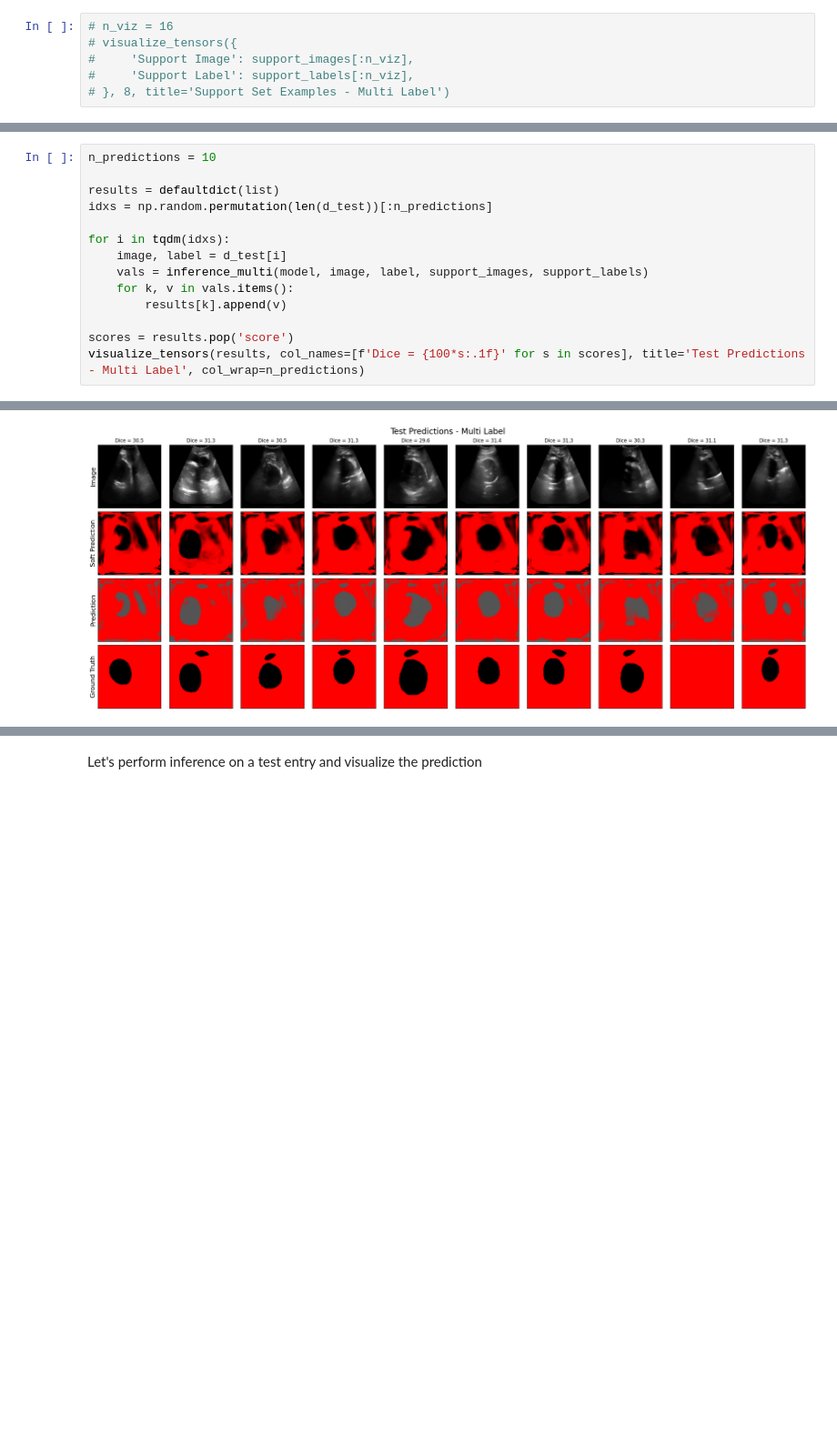
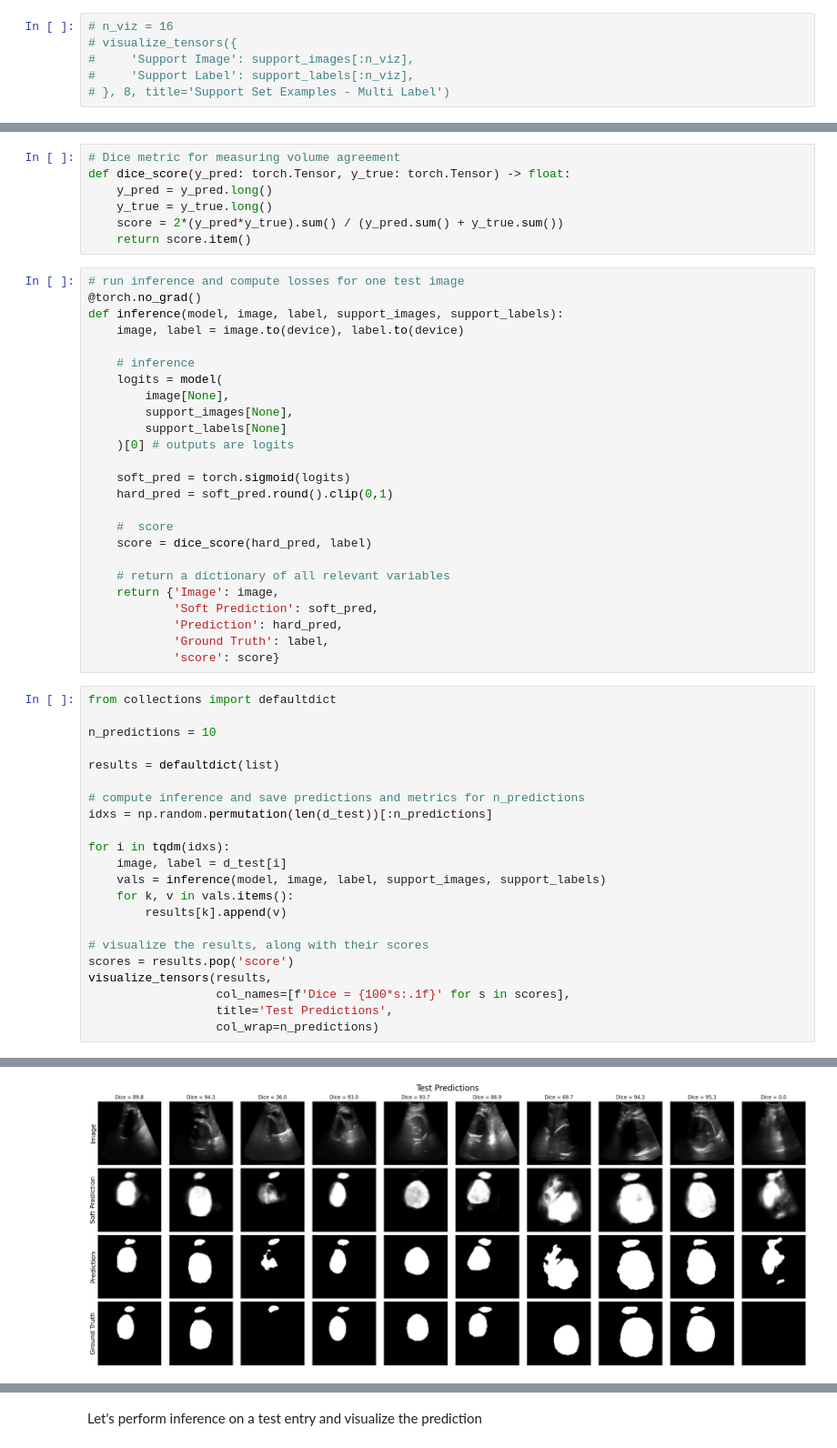
Before and after one commit to cc1528/UniverSeg-eda, a Jupyter notebook: UniverSeg-main/universeg/inference_analysis - Copy.ipynb, the cells around one changed output, grey strips where cells are left out. Shown at 91% size. Drawn from its saved outputs; the diff is of its cells as text; blank space fills up the shorter version.

Commit message:
up_inference

```diff
--- a/UniverSeg-main/universeg/inference_analysis - Copy.ipynb
+++ b/UniverSeg-main/universeg/inference_analysis - Copy.ipynb
@@ -695,15 +362,55 @@ def inference_multi(model, image, label_onehot, support_images, support_labels_o
+# %%
+# Dice metric for measuring volume agreement
+def dice_score(y_pred: torch.Tensor, y_true: torch.Tensor) -> float:
+    y_pred = y_pred.long()
+    y_true = y_true.long()
+    score = 2*(y_pred*y_true).sum() / (y_pred.sum() + y_true.sum())
+    return score.item()
+# %%
+# run inference and compute losses for one test image
+@torch.no_grad()
+def inference(model, image, label, support_images, support_labels):
+    image, label = image.to(device), label.to(device)
+
+    # inference
+    logits = model(
+        image[None],
+        support_images[None],
+        support_labels[None]
+    )[0] # outputs are logits
+
+    soft_pred = torch.sigmoid(logits)
+    hard_pred = soft_pred.round().clip(0,1)
+
+    #  score
+    score = dice_score(hard_pred, label)
+
+    # return a dictionary of all relevant variables
+    return {'Image': image,
+            'Soft Prediction': soft_pred,
+            'Prediction': hard_pred,
+            'Ground Truth': label,
+            'score': score}
 # %%
+from collections import defaultdict
+
 n_predictions = 10
 
 results = defaultdict(list)
+
+# compute inference and save predictions and metrics for n_predictions
 idxs = np.random.permutation(len(d_test))[:n_predictions]
 
 for i in tqdm(idxs):
     image, label = d_test[i]
-    vals = inference_multi(model, image, label, support_images, support_labels)
+    vals = inference(model, image, label, support_images, support_labels)
     for k, v in vals.items():
         results[k].append(v)
 
+# visualize the results, along with their scores
 scores = results.pop('score')
-visualize_tensors(results, col_names=[f'Dice = {100*s:.1f}' for s in scores], title='Test Predictions - Multi Label', col_wrap=n_predictions)
+visualize_tensors(results,
+                  col_names=[f'Dice = {100*s:.1f}' for s in scores],
+                  title='Test Predictions',
+                  col_wrap=n_predictions)
 # %% [output]
@@ -740 +417 @@ tensor(0., device='cuda:0')
-[figure, old version]
+[figure, new version]
```
Also changed, not shown: parts of 32 cells of this notebook, 1 other file.
